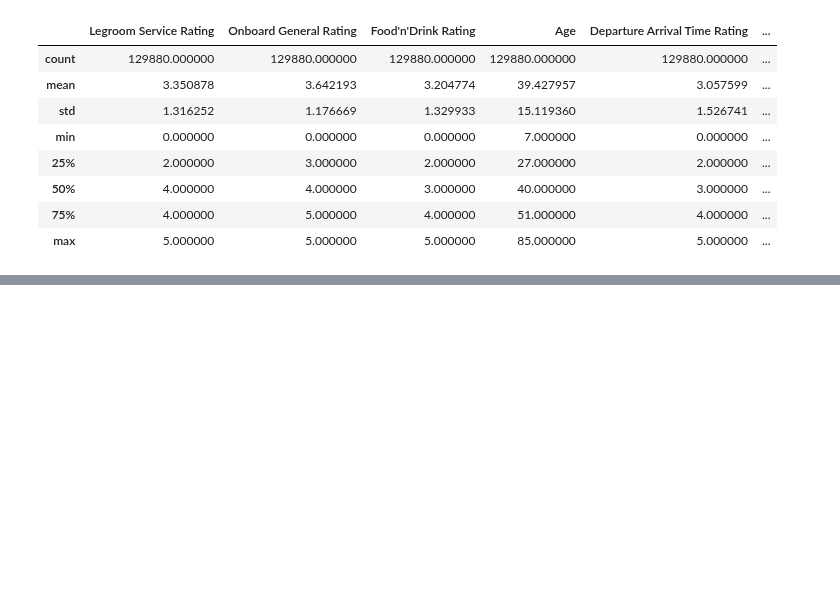
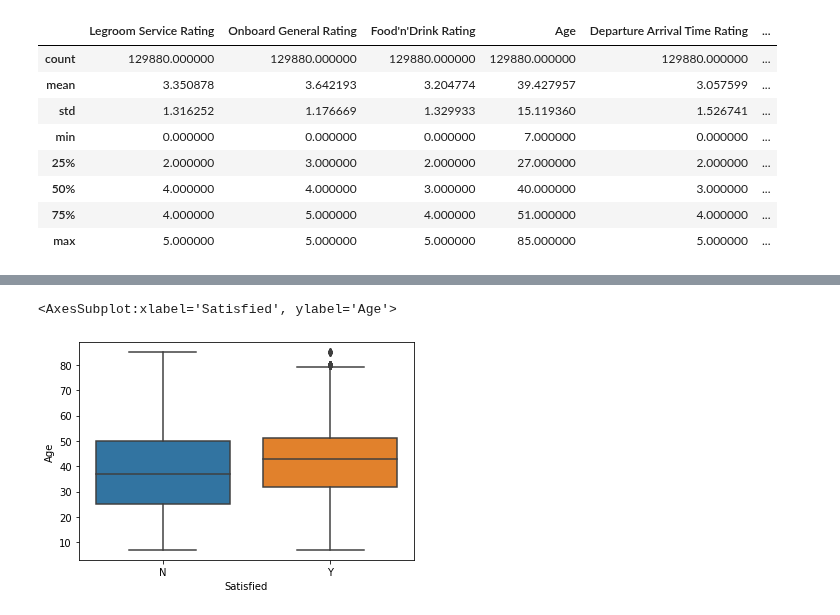
Before and after one commit to Mturco3/AI-ML-Project-2023-2024-285251, a Jupyter notebook: main.ipynb, the cells around one changed output, grey strips where cells are left out. Saved outputs shown, nothing was run; the diff lists cells and outputs as text; code cells hidden in the pictures; blank space fills up the shorter version.

```diff
--- a/main.ipynb
+++ b/main.ipynb
@@ -75,0 +92,7 @@ summary_stats
+# %%
+# Boxplots
+
+sns.boxplot(data=df_trains, x='Satisfied', y='Age')
+# %% [output]
+<AxesSubplot:xlabel='Satisfied', ylabel='Age'>
+[figure, added]
```
Also changed, not shown: parts of 9 cells of this notebook.
